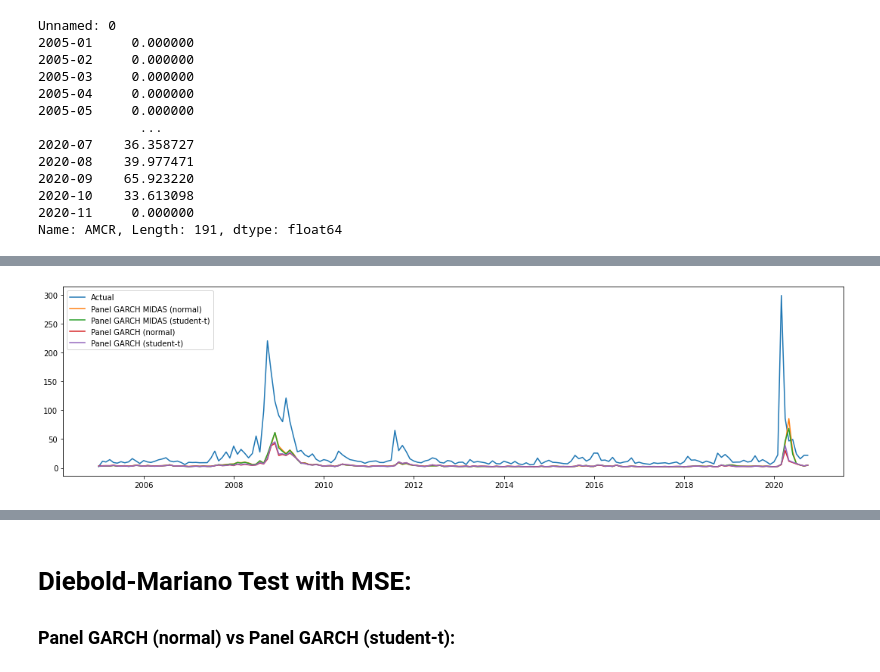
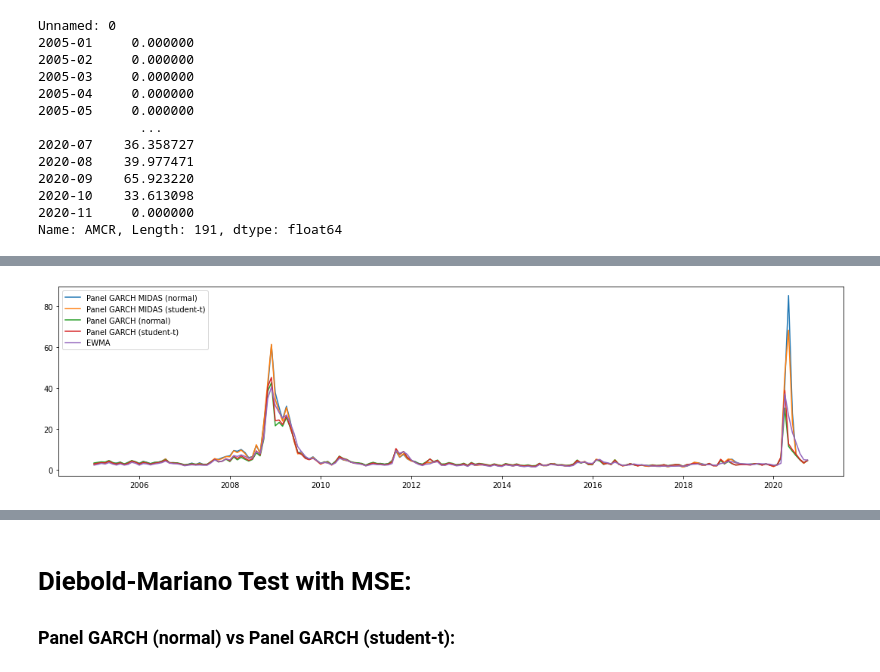
Before and after one commit to NemesiP/volatility-forecasting, a Jupyter notebook: Examples/Estimated Parameters.ipynb, the cells around one changed output, grey strips where cells are left out. Saved outputs shown, nothing was run; the diff lists cells and outputs as text; code cells hidden in the pictures.

```diff
--- a/Examples/Estimated Parameters.ipynb
+++ b/Examples/Estimated Parameters.ipynb
@@ -362,8 +409,8 @@ gm_norm = gm_norm.iloc[:, 1:]
 gm_stud.set_index(pd.to_datetime(gm_stud.iloc[:, 0]), inplace = True)
 gm_stud = gm_stud.iloc[:, 1:]
 # %%
-gm_norm_avg = gm_norm.mean(axis = 1)
-gm_stud_avg = gm_stud.mean(axis = 1)
+gm_norm_avg = np.nanmean(gm_norm.values, axis = 1)
+gm_stud_avg = np.nanmean(gm_stud.values, axis = 1)
 # %%
 actual = pd.read_csv('C:/Users/peter/Desktop/volatility-forecasting/results/MONTHLY_VOLATILITY_CALC.csv')
 actual = actual.set_index(actual.iloc[:, 0])
@@ -392,11 +439,20 @@ pred1 = pred1.T
 pred1.columns = pred1.iloc[0, :].values
 pred1 = pred1.iloc[1:, :]
 pred1.pop('AMCR')
-pred1_avg = pred1.mean(axis = 1)
+pred1_avg = np.nanmean(pred1.values, axis = 1)
 # %%
 pred2 = pd.read_csv('C:/Users/peter/Desktop/volatility-forecasting/results/Panel_GARCH/forecast_t_dist.csv')
 pred2 = pred2.T
 pred2.columns = pred2.iloc[0, :].values
 pred2 = pred2.iloc[1:, :]
 pred2.pop('AMCR')
-pred2_avg = pred2.mean(axis = 1)
+pred2_avg = np.nanmean(pred2.values, axis = 1)
+# %%
+ewma = pd.read_csv('C:/Users/peter/Desktop/volatility-forecasting/results/Panel_EWMA/forecast.csv')
+ewma.set_index(ewma.iloc[:, 0], inplace = True)
+ewma = ewma.iloc[:, 1:]
+ewma.columns = pd.to_datetime(ewma.columns)
+for i in range(ewma.shape[1]):
+    ewma.iloc[:, i][ewma.iloc[:, i] == 1.00] = np.nan
+ewma = ewma.T
+ewma_avg = np.nanmean(ewma.values, axis = 1)
@@ -403,12 +473,12 @@ pred2_avg = pred2.mean(axis = 1)
 # %%
 plt.figure(figsize = (15, 4))
-plt.plot(gm_norm_avg.index, monthly_avg, label = 'Actual')
-plt.plot(gm_norm_avg, label = 'Panel GARCH MIDAS (normal)')
-plt.plot(gm_stud_avg, label = 'Panel GARCH MIDAS (student-t)')
-plt.plot(gm_norm_avg.index, pred1_avg, label = 'Panel GARCH (normal)')
-plt.plot(gm_norm_avg.index, pred2_avg, label = 'Panel GARCH (student-t)')
+plt.plot(gm_norm.index ,gm_norm_avg, label = 'Panel GARCH MIDAS (normal)')
+plt.plot(gm_norm.index, gm_stud_avg, label = 'Panel GARCH MIDAS (student-t)')
+plt.plot(gm_norm.index, pred1_avg, label = 'Panel GARCH (normal)')
+plt.plot(gm_norm.index, pred2_avg, label = 'Panel GARCH (student-t)')
+plt.plot(gm_norm.index, ewma_avg, label = 'EWMA')
 plt.legend(loc = 'best')
 plt.tight_layout()
 plt.show()
 # %% [output]
-[figure, old version]
+[figure, new version]
```
Also changed, not shown: parts of 32 cells of this notebook, 1 other file.
